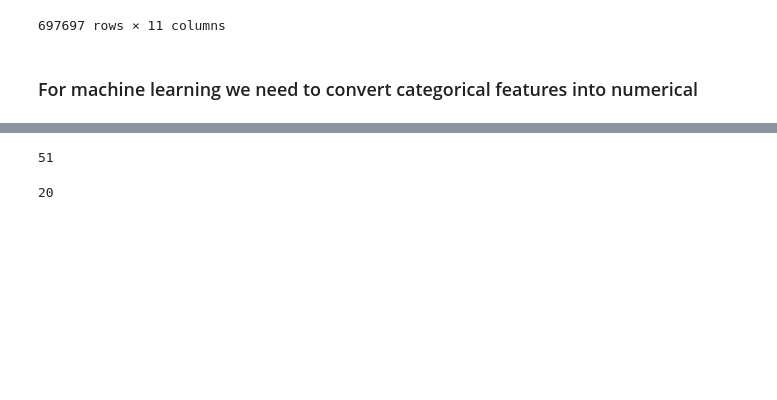
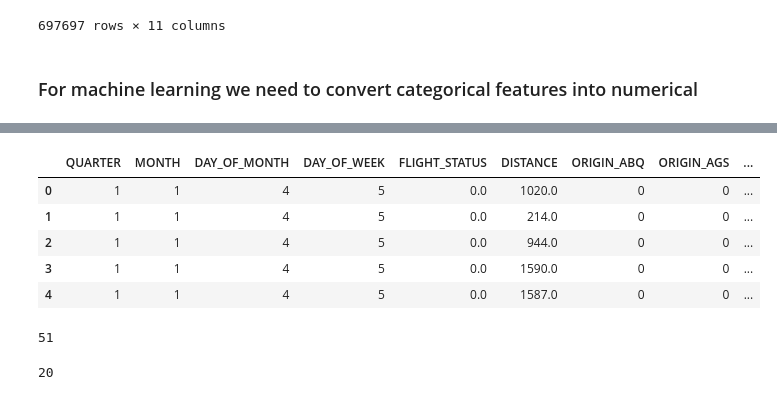
Before and after one commit to bjackany/Flight_delay_predictor, a Jupyter notebook: Cleaning and Modeling/4delta_Logistic-Copy1.ipynb, the cells around one changed output, grey strips where cells are left out. Saved outputs shown, nothing was run; the diff lists cells and outputs as text; code cells hidden in the pictures; blank space fills up the shorter version.

```diff
--- a/data_cleaning_preprocessing/delta_random_forest.ipynb
+++ b/Cleaning and Modeling/4delta_Logistic-Copy1.ipynb
@@ -32,7 +29,7 @@ from scipy.optimize import curve_fit
 from sklearn.svm import SVC
 from random import sample
 # %%
-dfm_dl_2019 = pd.read_csv('./dfm_dl_2019.csv')
+dfm_dl_2019 = pd.read_csv('../Data/dfm_dl_2019.csv')
 # %%
 dfm_dl_2019.shape
 # %% [output]
@@ -122,4 +119,4 @@ dfm_dl_2019
 # %% [markdown]
 ### For machine learning we need to convert categorical features into numerical
 # %%
-dummy = pd.get_dummies(dfm_dl_2019, drop_first= True)
+df = pd.get_dummies(dfm_dl_2019, drop_first= True)
@@ -142,3 +123,12 @@ dummy
+# %%
+df.head(5)
+# %% [output]
+|  | QUARTER | MONTH | DAY_OF_MONTH | DAY_OF_WEEK | FLIGHT_STATUS | DISTANCE | ORIGIN_ABQ | ORIGIN_AGS | ... |
+| 0 | 1 | 1 | 4 | 5 | 0.0 | 1020.0 | 0 | 0 | ... |
+| 1 | 1 | 1 | 4 | 5 | 0.0 | 214.0 | 0 | 0 | ... |
+| 2 | 1 | 1 | 4 | 5 | 0.0 | 944.0 | 0 | 0 | ... |
+| 3 | 1 | 1 | 4 | 5 | 0.0 | 1590.0 | 0 | 0 | ... |
+| 4 | 1 | 1 | 4 | 5 | 0.0 | 1587.0 | 0 | 0 | ... |
 # %%
 dfm_dl_2019['ORIGIN_STATE_ABR'].nunique()
 # %% [output]
```
Also changed, not shown: parts of 67 cells of this notebook, 15 other files.
